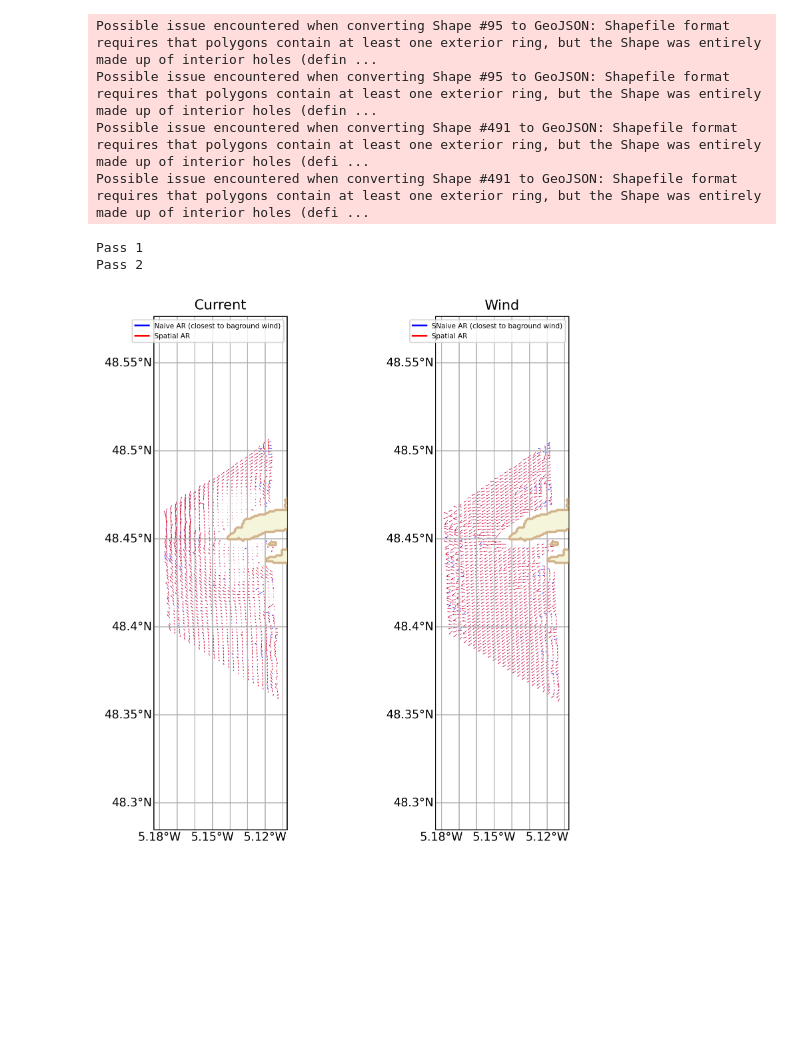
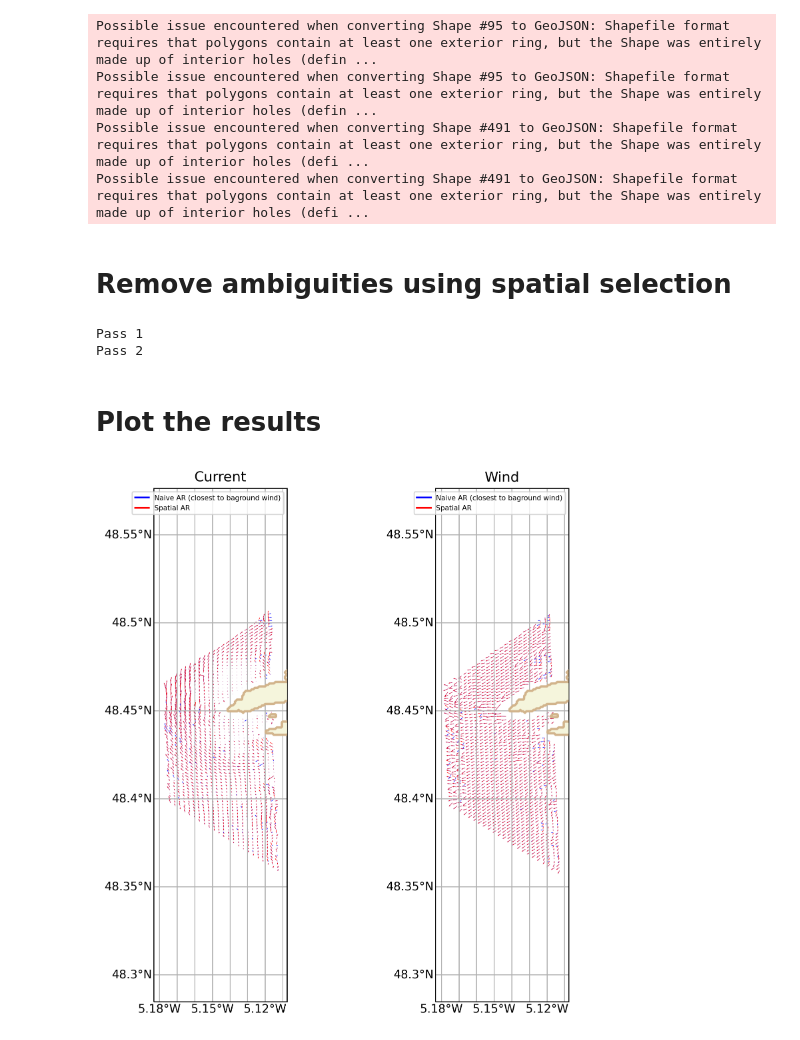
Before and after one commit to ACHMartin/seastar_project, a Jupyter notebook: notebooks/ambiguity removal/spatial_ambiguity_removal.ipynb, the cells around one changed output. Drawn from its saved outputs; the diff is of its cells as text; code cells hidden in the pictures; blank space fills up the shorter version.

```diff
--- a/notebooks/ambiguity removal/spatial_ambiguity_removal.ipynb
+++ b/notebooks/ambiguity removal/spatial_ambiguity_removal.ipynb
@@ -31,7 +41,7 @@ scale_win = 175
 # %%
 def prepare_dataset(L2_sol):
     """
-    Prepare the dataset for use in the OSCAR+ algorithm
+    Prepare the dataset for use in the algorithm
 
     Returns a dataset without Antenna dimension and without x coordinate
     Uses sol2level2 function from seastar.retrieval.level2
@@ -53,7 +63,6 @@ def prepare_dataset(L2_sol):
     L2 = ss.retrieval.level2.sol2level2(L2_sol)
     L2 = L2.mean(dim="Antenna")  # remove Antenna dimension
     L2 = L2.drop("x")  # remove x coordinate
-
     return L2
 # %%
 #compute land and beam mask
@@ -110,4 +119,6 @@ lmout_prepped = prepare_dataset(
 initial = xr.where(mask, initial, np.nan) # apply mask on L2
+# %% [markdown]
+# Remove ambiguities using spatial selection
 # %%
 spatial_ambiguity={
     'name':'spatial_selection',
@@ -124,6 +135,8 @@ L2 = ss.retrieval.ambiguity_removal.solve_ambiguity(
 # %% [output]
 Pass 1
 Pass 2
+# %% [markdown]
+# Plot the results
 # %%
 def plot_multiquiver(
     DS,
@@ -214,16 +227,15 @@ def plot_multiquiver(
 # %%
 # plot currents on top of each other
 fig, axes = plt.subplots(1, 2, subplot_kw={'projection': ccrs.PlateCarree()}, gridspec_kw={
                          'wspace': 0.2, 'hspace': 0.007}, figsize=(8, 8), dpi=250)  # adjust to change figure size and resolution
-# automatic extent, modified by offset due to the data being cut off when there's less than 3 looks
 extent = [L2.longitude.min(), L2.longitude.max(
-), L2.latitude.min()+offset, L2.latitude.max()-offset]
+), L2.latitude.min(), L2.latitude.max()]
 
 # left figure
 plot_multiquiver([initial, L2], u='CurrentU', v='CurrentV', extent=extent, ax=axes[0], title='Current', color=[
                     'b', 'r'], legend=['Naive AR (closest to baground wind)', 'Spatial AR'], scale=scale_cur)
 # right figure
 plot_multiquiver([initial, L2], u='EarthRelativeWindU', v='EarthRelativeWindV', extent=extent, ax=axes[1],
-                    title='Wind', color=['b', 'r'], legend=['SNaive AR (closest to baground wind)', 'Spatial AR'], scale=scale_win)
+                    title='Wind', color=['b', 'r'], legend=['Naive AR (closest to baground wind)', 'Spatial AR'], scale=scale_win)
 # %% [output]
-[figure, old version]
+[figure, new version]
```
Also changed, not shown: parts of 7 cells of this notebook.
